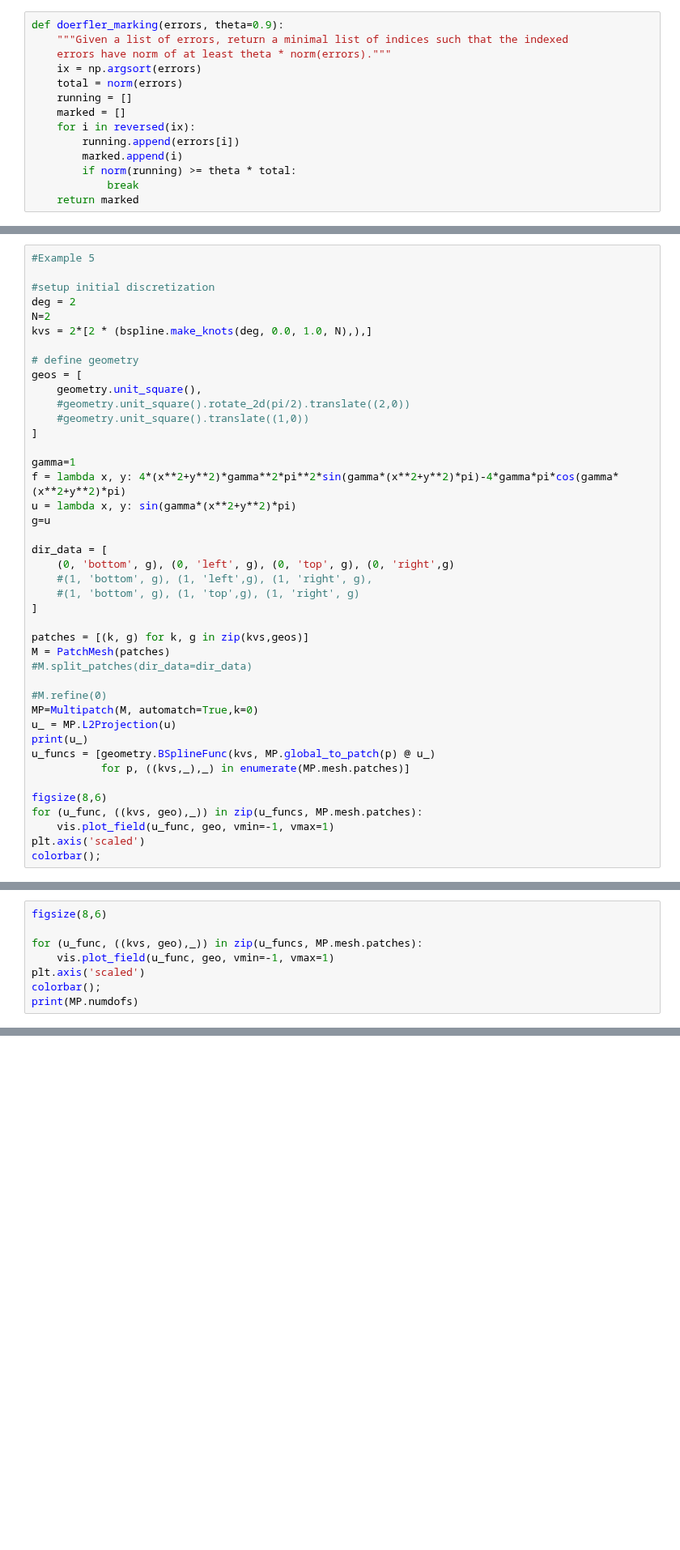
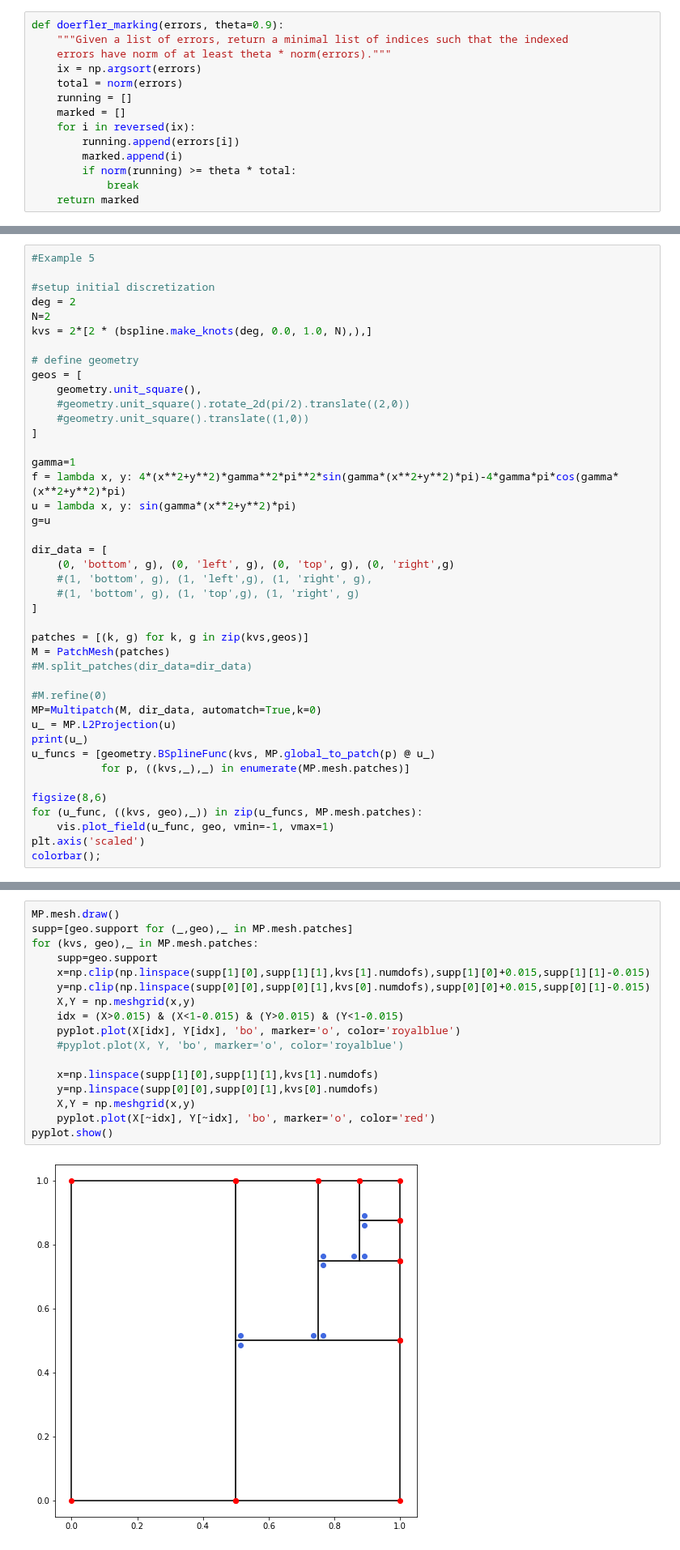
Before and after one commit to c-f-h/pyiga, a Jupyter notebook: notebooks/NewMultipatch.ipynb, the cells around one changed output, grey strips where cells are left out. Shown at 81% size. Cells and saved outputs as stored; diff of their text form; blank space fills up the shorter version.

```diff
--- a/notebooks/NewMultipatch.ipynb
+++ b/notebooks/NewMultipatch.ipynb
@@ -883,7 +949,7 @@ M = PatchMesh(patches)
 #M.split_patches(dir_data=dir_data)
 
 #M.refine(0)
-MP=Multipatch(M, automatch=True,k=0)
+MP=Multipatch(M, dir_data, automatch=True,k=0)
 u_ = MP.L2Projection(u)
 print(u_)
 u_funcs = [geometry.BSplineFunc(kvs, MP.global_to_patch(p) @ u_)
@@ -914,8 +965,0 @@ u_funcs = [geometry.BSplineFunc(kvs, MP.global_to_patch(p) @ u_)
-# %%
-figsize(8,6)
-
-for (u_func, ((kvs, geo),_)) in zip(u_funcs, MP.mesh.patches):
-    vis.plot_field(u_func, geo, vmin=-1, vmax=1)
-plt.axis('scaled')
-colorbar();
-print(MP.numdofs)
@@ -924,0 +995,19 @@ print(MP.numdofs)
+# %%
+MP.mesh.draw()
+supp=[geo.support for (_,geo),_ in MP.mesh.patches]
+for (kvs, geo),_ in MP.mesh.patches:
+    supp=geo.support
+    x=np.clip(np.linspace(supp[1][0],supp[1][1],kvs[1].numdofs),supp[1][0]+0.015,supp[1][1]-0.015)
+    y=np.clip(np.linspace(supp[0][0],supp[0][1],kvs[0].numdofs),supp[0][0]+0.015,supp[0][1]-0.015)
+    X,Y = np.meshgrid(x,y)
+    idx = (X>0.015) & (X<1-0.015) & (Y>0.015) & (Y<1-0.015)
+    pyplot.plot(X[idx], Y[idx], 'bo', marker='o', color='royalblue')
+    #pyplot.plot(X, Y, 'bo', marker='o', color='royalblue')
+
+    x=np.linspace(supp[1][0],supp[1][1],kvs[1].numdofs)
+    y=np.linspace(supp[0][0],supp[0][1],kvs[0].numdofs)
+    X,Y = np.meshgrid(x,y)
+    pyplot.plot(X[~idx], Y[~idx], 'bo', marker='o', color='red')
+pyplot.show()
+# %% [output]
+[figure, added]
```
Also changed, not shown: parts of 18 cells of this notebook.
